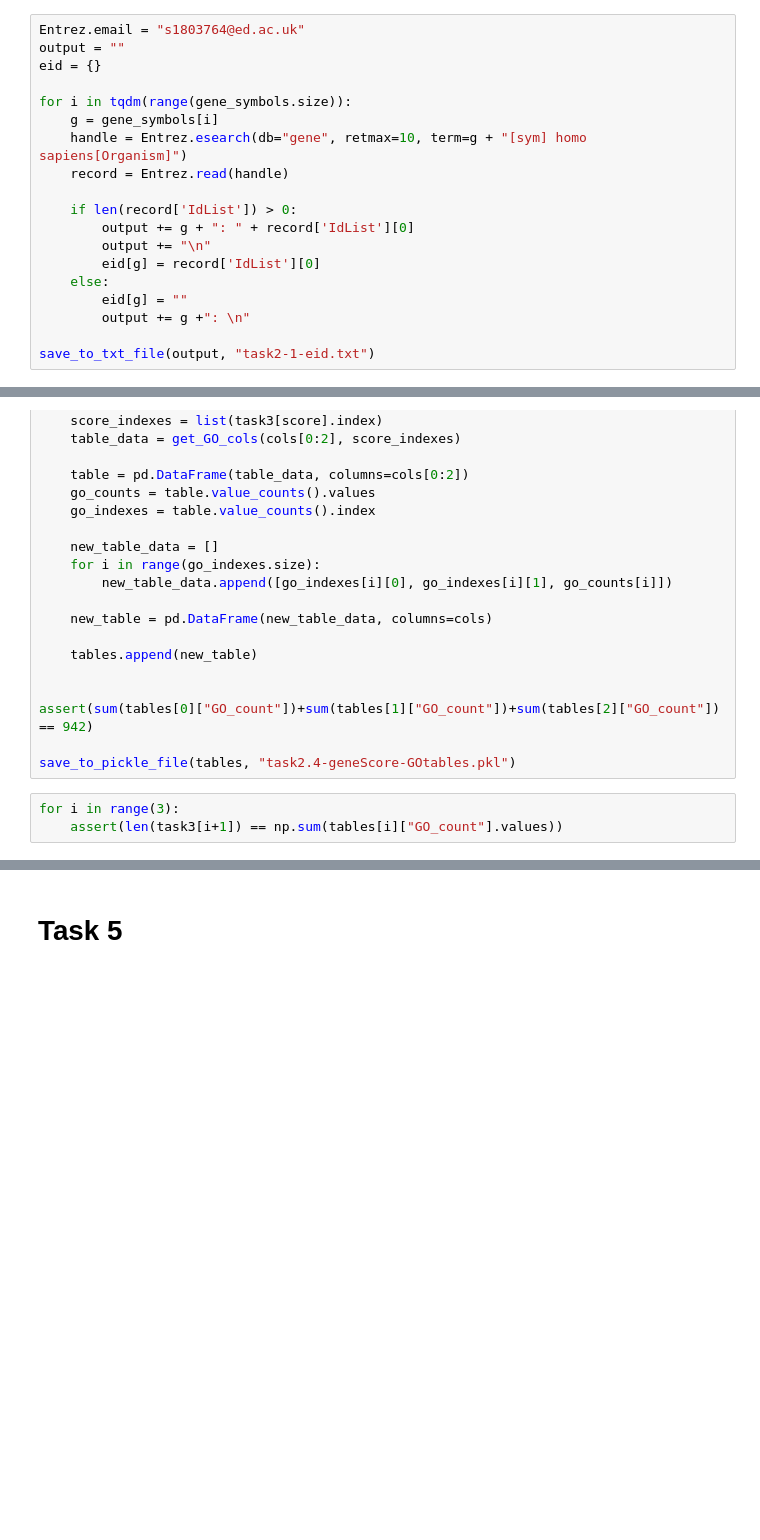
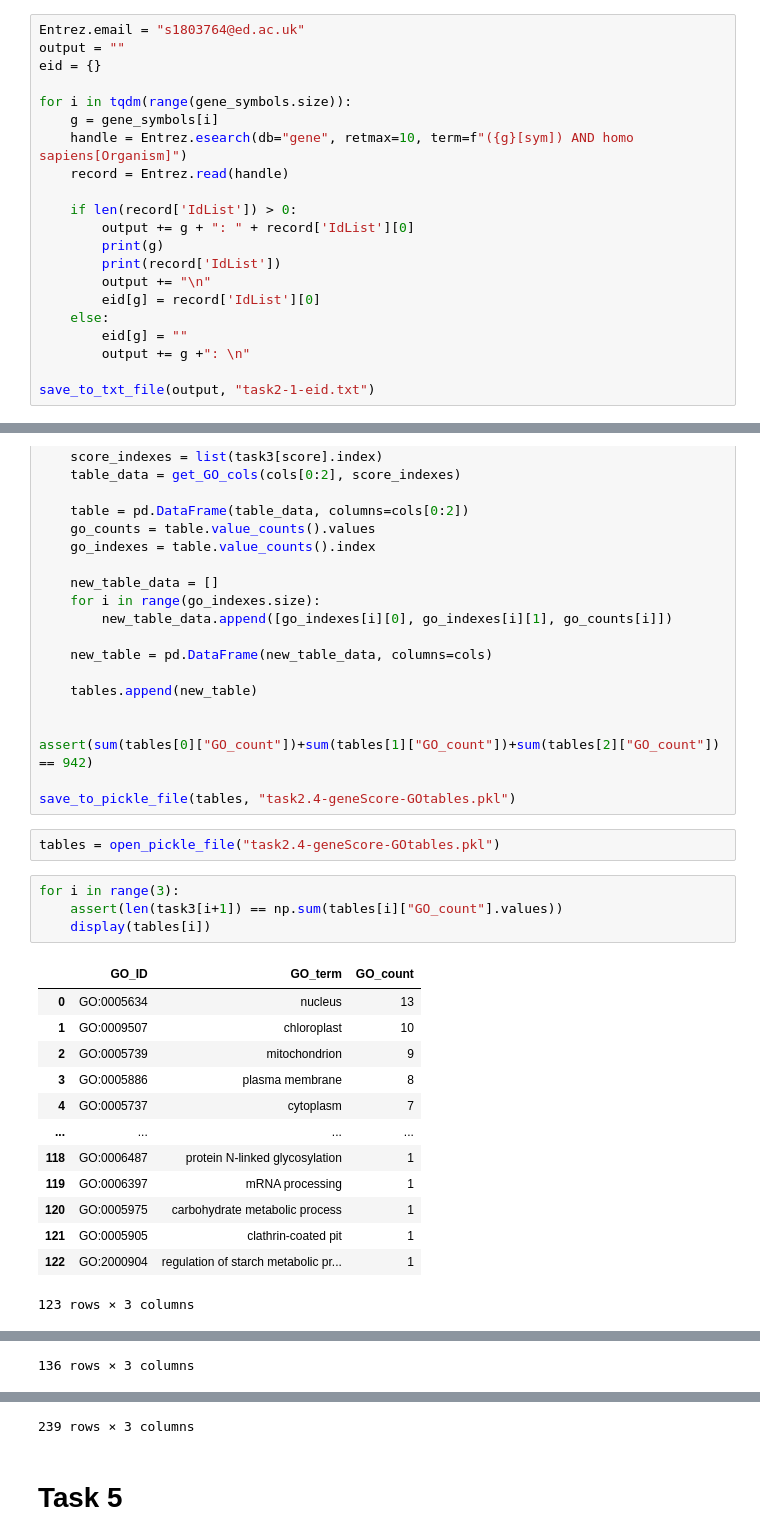
Before and after one commit to hwixley/BI-Coursework2, a Jupyter notebook: code/part2.ipynb, the cells around one changed output, grey strips where cells are left out. Drawn from its saved outputs; the diff is of its cells as text; blank space fills up the shorter version.

```diff
--- a/code/part2.ipynb
+++ b/code/part2.ipynb
@@ -150,11 +152,13 @@ eid = {}
 
 for i in tqdm(range(gene_symbols.size)):
     g = gene_symbols[i]
-    handle = Entrez.esearch(db="gene", retmax=10, term=g + "[sym] homo sapiens[Organism]")
+    handle = Entrez.esearch(db="gene", retmax=10, term=f"({g}[sym]) AND homo sapiens[Organism]")
     record = Entrez.read(handle)
 
     if len(record['IdList']) > 0:
         output += g + ": " + record['IdList'][0]
+        print(g)
+        print(record['IdList'])
         output += "\n"
         eid[g] = record['IdList'][0]
     else:
@@ -374,6 +365,23 @@ for score in range(1,4):
 assert(sum(tables[0]["GO_count"])+sum(tables[1]["GO_count"])+sum(tables[2]["GO_count"]) == 942)
 
 save_to_pickle_file(tables, "task2.4-geneScore-GOtables.pkl")
+# %%
+tables = open_pickle_file("task2.4-geneScore-GOtables.pkl")
 # %%
 for i in range(3):
     assert(len(task3[i+1]) == np.sum(tables[i]["GO_count"].values))
+    display(tables[i])
+# %% [output]
+|  | GO_ID | GO_term | GO_count |
+| 0 | GO:0005634 | nucleus | 13 |
+| 1 | GO:0009507 | chloroplast | 10 |
+| 2 | GO:0005739 | mitochondrion | 9 |
+| 3 | GO:0005886 | plasma membrane | 8 |
+| 4 | GO:0005737 | cytoplasm | 7 |
+| ... | ... | ... | ... |
+| 118 | GO:0006487 | protein N-linked glycosylation | 1 |
+| 119 | GO:0006397 | mRNA processing | 1 |
+| 120 | GO:0005975 | carbohydrate metabolic process | 1 |
+| 121 | GO:0005905 | clathrin-coated pit | 1 |
+| 122 | GO:2000904 | regulation of starch metabolic pr... | 1 |
+123 rows × 3 columns
@@ -379,0 +400 @@ for i in range(3):
+136 rows × 3 columns
@@ -380,3 +413,4 @@ for i in range(3):
+239 rows × 3 columns
 # %% [markdown]
 # Task 5
 # %%
```
Also changed, not shown: parts of 9 cells of this notebook, 6 other files.
